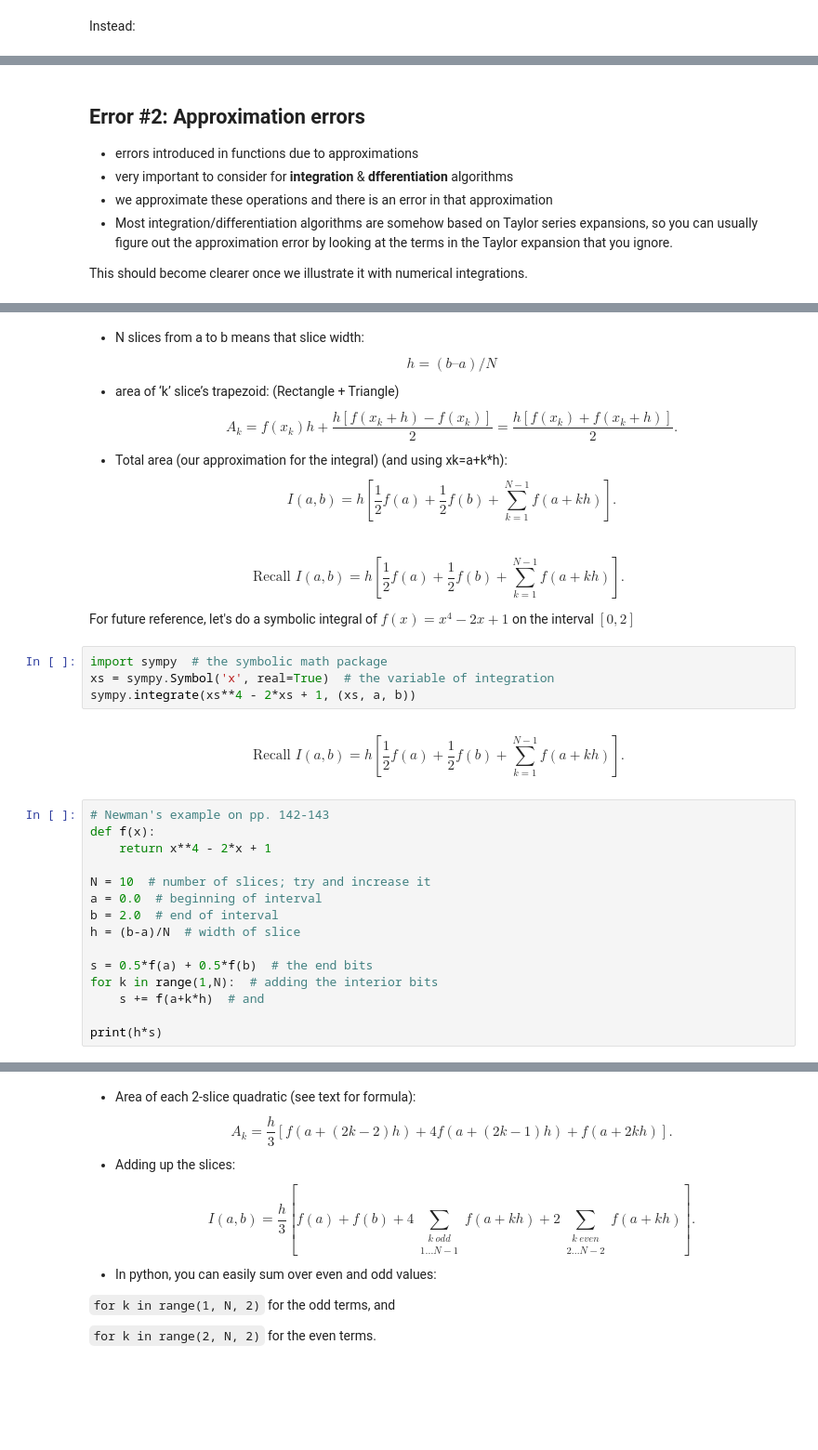
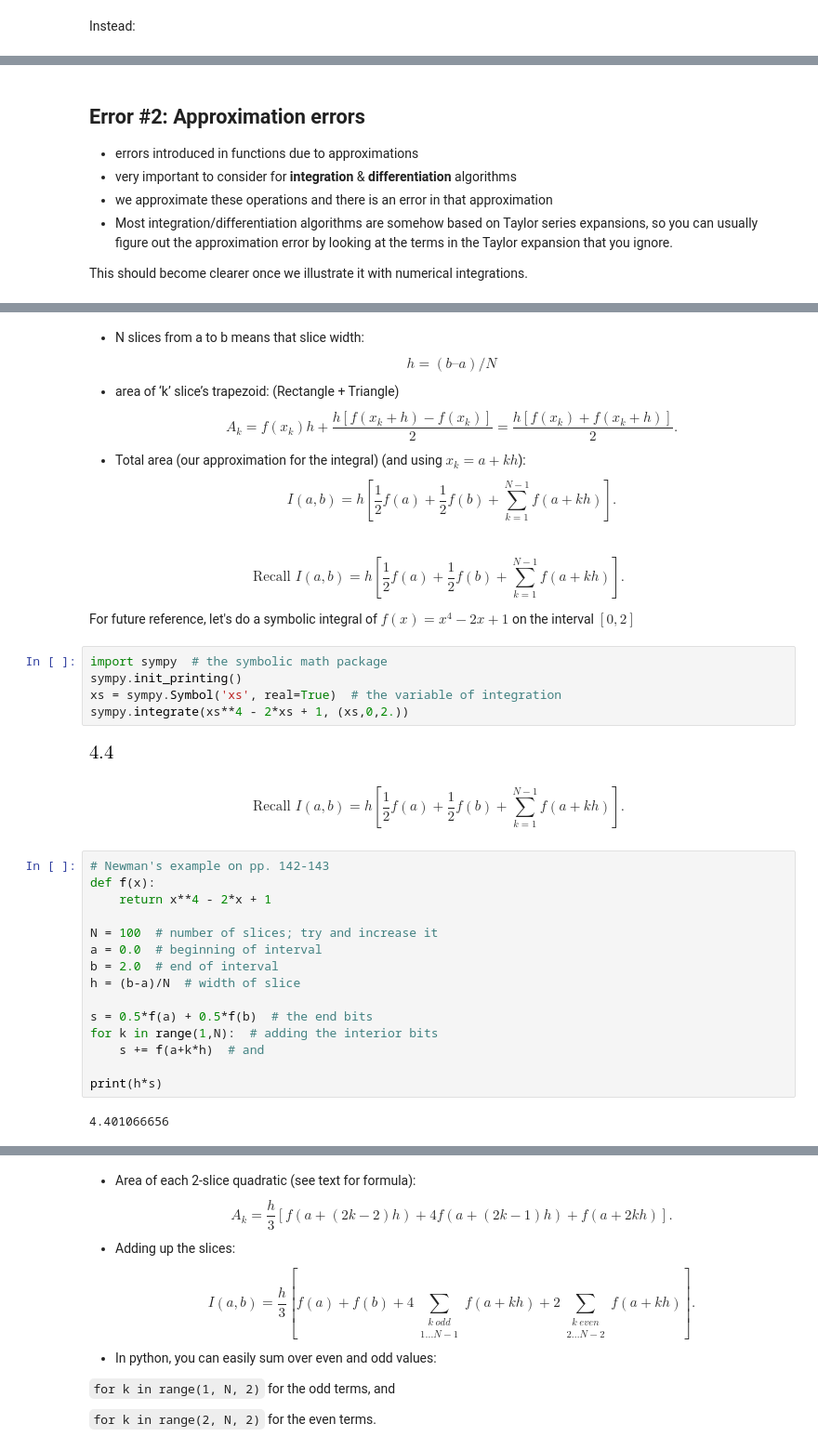
Before and after one commit to PHY407-UofT/lectures-2018, a Jupyter notebook: Lecture02/L02 - Errors and integrals.ipynb, the cells around one changed output, grey strips where cells are left out. Shown: that part at 93% size. Drawn from its saved outputs; the diff is of its cells as text; blank space fills up the shorter version.

```diff
--- a/Lecture02/L02 - Errors and integrals.ipynb
+++ b/Lecture02/L02 - Errors and integrals.ipynb
@@ -187,7 +220,7 @@ else:
 ## Error #2: Approximation errors
 
 * errors introduced in functions due to approximations
-* very important to consider for **integration** & **dfferentiation** algorithms
+* very important to consider for **integration** & **differentiation** algorithms
 * we approximate these operations and there is an error in that approximation
 * Most integration/differentiation algorithms are somehow based on Taylor series expansions, so you can usually figure out the approximation error by looking at the terms in the Taylor expansion that you ignore.
 
@@ -211,7 +244,7 @@ This should become clearer once we illustrate it with numerical integrations.
 * N slices from a to b means that slice width: $$h = (b – a )/N$$
 * area of ‘k’ slice’s trapezoid: (Rectangle + Triangle)
 $$A_k = f(x_k)h + \frac{h[f(x_k+h)-f(x_k)]}2 = \frac{h[f(x_k) + f(x_k +h)]}2.$$
-* Total area (our approximation for the integral) (and using xk=a+k*h):
+* Total area (our approximation for the integral) (and using $x_k=a+kh$):
 $$ \boxed{I(a, b) = h\left[\frac12 f(a) + \frac12f(b) + \sum_{k=1}^{N-1} f(a+kh)\right].} $$
 # %% [markdown]
 $$\text{Recall } I(a, b) = h\left[\frac12 f(a) + \frac12f(b) + \sum_{k=1}^{N-1} f(a+kh)\right].$$
@@ -219,8 +252,11 @@ $$\text{Recall } I(a, b) = h\left[\frac12 f(a) + \frac12f(b) + \sum_{k=1}^{N-1}
 For future reference, let's do a symbolic integral of $f(x) = x^4 - 2x + 1$ on the interval $[0, 2]$
 # %%
 import sympy  # the symbolic math package
-xs = sympy.Symbol('x', real=True)  # the variable of integration
-sympy.integrate(xs**4 - 2*xs + 1, (xs, a, b))
+sympy.init_printing()
+xs = sympy.Symbol('xs', real=True)  # the variable of integration
+sympy.integrate(xs**4 - 2*xs + 1, (xs,0,2.))
+# %% [output]
+[figure, added]
 # %% [markdown]
 $$\text{Recall } I(a, b) = h\left[\frac12 f(a) + \frac12f(b) + \sum_{k=1}^{N-1} f(a+kh)\right].$$
 # %%
@@ -228,7 +264,7 @@ $$\text{Recall } I(a, b) = h\left[\frac12 f(a) + \frac12f(b) + \sum_{k=1}^{N-1}
 def f(x):
     return x**4 - 2*x + 1
 
-N = 10  # number of slices; try and increase it
+N = 100  # number of slices; try and increase it
 a = 0.0  # beginning of interval
 b = 2.0  # end of interval
 h = (b-a)/N  # width of slice
@@ -238,6 +274,8 @@ for k in range(1,N):  # adding the interior bits
     s += f(a+k*h)  # and
 
 print(h*s)
+# %% [output]
+4.401066656
 # %% [markdown]
 ## Simpson's rule
 
```
Also changed, not shown: parts of 16 cells of this notebook, 13 other files.
